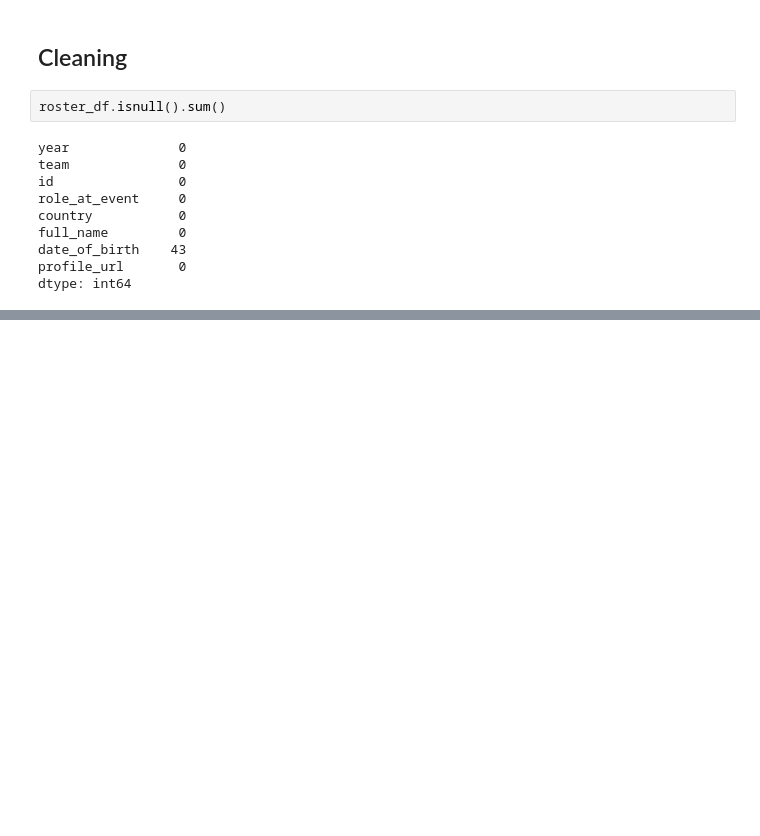
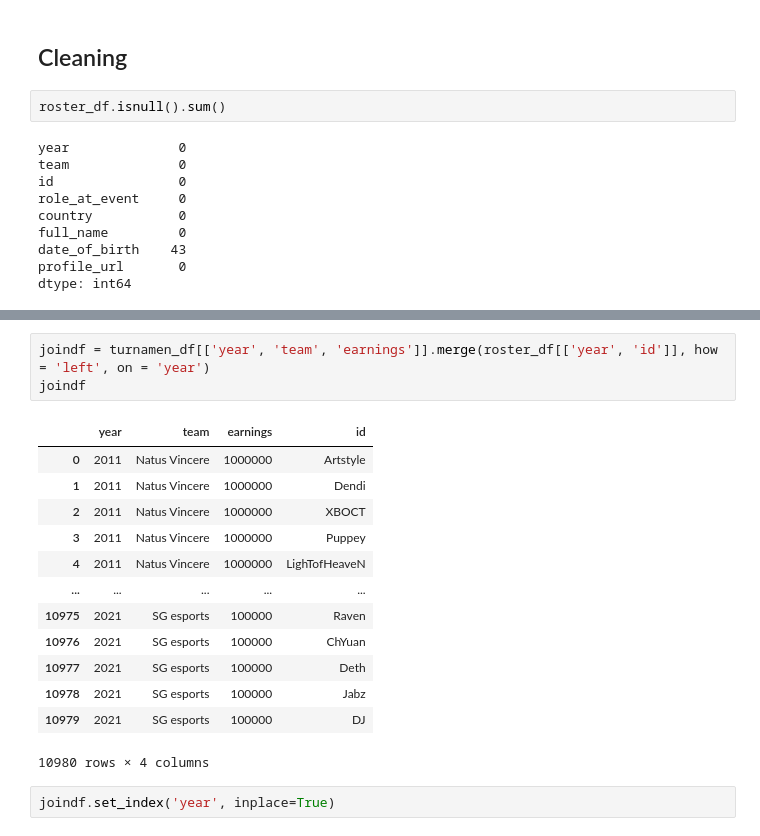
Before and after one commit to royandhika/the_international_trial, a Jupyter notebook: the_internationals.ipynb, the cells around one changed output, grey strips where cells are left out. Cells and saved outputs as stored; diff of their text form; blank space fills up the shorter version.

```diff
--- a/the_internationals.ipynb
+++ b/the_internationals.ipynb
@@ -346,0 +450,19 @@ AttributeError: module 'pandas' has no attribute 'prizepool_oty'
+# %%
+joindf = turnamen_df[['year', 'team', 'earnings']].merge(roster_df[['year', 'id']], how = 'left', on = 'year')
+joindf
+# %% [output]
+|  | year | team | earnings | id |
+| 0 | 2011 | Natus Vincere | 1000000 | Artstyle |
+| 1 | 2011 | Natus Vincere | 1000000 | Dendi |
+| 2 | 2011 | Natus Vincere | 1000000 | XBOCT |
+| 3 | 2011 | Natus Vincere | 1000000 | Puppey |
+| 4 | 2011 | Natus Vincere | 1000000 | LighTofHeaveN |
+| ... | ... | ... | ... | ... |
+| 10975 | 2021 | SG esports | 100000 | Raven |
+| 10976 | 2021 | SG esports | 100000 | ChYuan |
+| 10977 | 2021 | SG esports | 100000 | Deth |
+| 10978 | 2021 | SG esports | 100000 | Jabz |
+| 10979 | 2021 | SG esports | 100000 | DJ |
+10980 rows × 4 columns
+# %%
+joindf.set_index('year', inplace=True)
```
Also changed, not shown: parts of 13 cells of this notebook.
